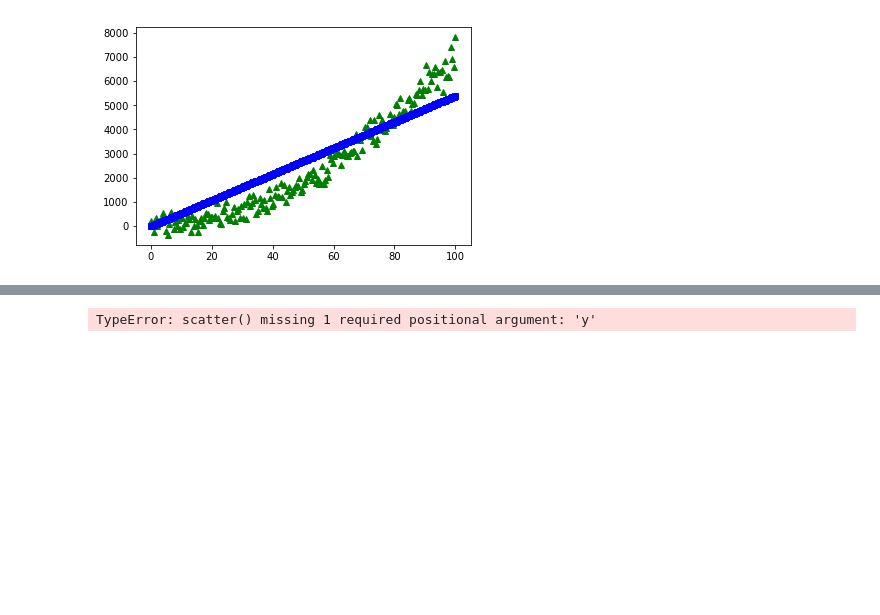
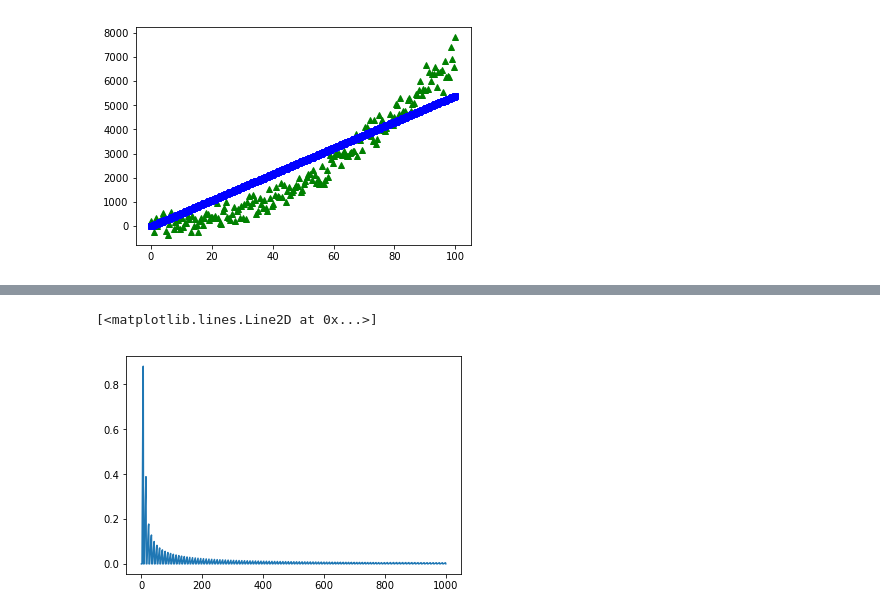
Before and after one commit to Ravoxsg/AdaptiveLROptimizer, a Jupyter notebook: SGDOptimization.ipynb, the cells around one changed output, grey strips where cells are left out. Drawn from its saved outputs; the diff is of its cells as text; code cells hidden in the pictures; blank space fills up the shorter version.

```diff
--- a/SGDOptimization.ipynb
+++ b/SGDOptimization.ipynb
@@ -151,4 +199,5 @@ Cost: 340029.679359 Alpha [[  5.49993230e-05]]
 # %%
-plt.scatter(alpha_values)
+plt.plot(alpha_values)
 # %% [output]
-TypeError: scatter() missing 1 required positional argument: 'y'
+[<matplotlib.lines.Line2D at 0x...>]
+[figure, added]
```
Also changed, not shown: parts of 2 cells of this notebook.
